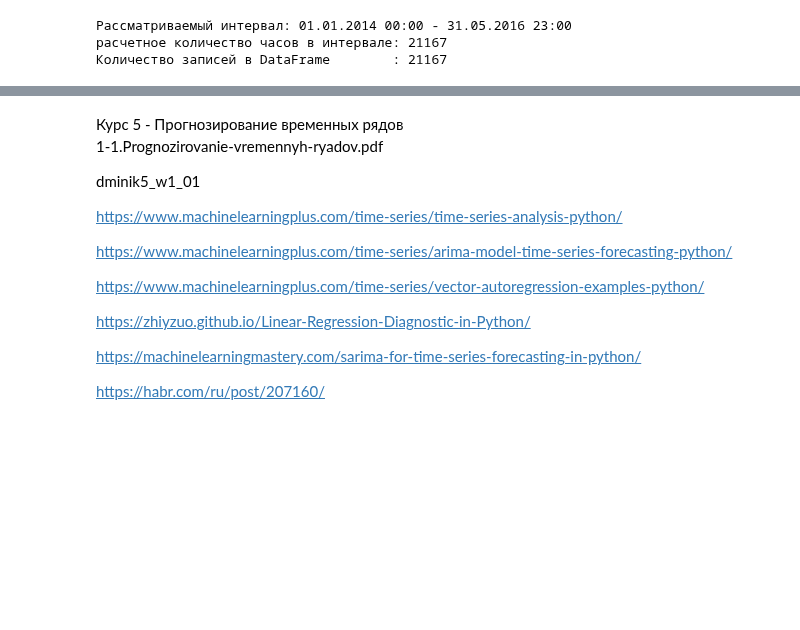
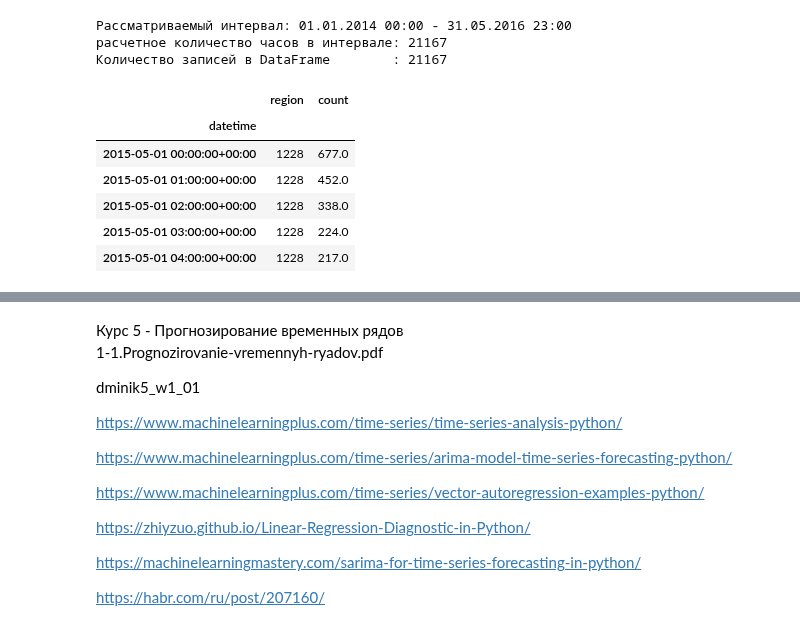
Before and after one commit to dminikorenb/DataLearning, a Jupyter notebook: 3-Taxi/dminik6_part3_w3.ipynb, the cells around one changed output, grey strips where cells are left out. Drawn from its saved outputs; the diff is of its cells as text; code cells hidden in the pictures; blank space fills up the shorter version.

```diff
--- a/3-Taxi/dminik6_part3_w3.ipynb
+++ b/3-Taxi/dminik6_part3_w3.ipynb
@@ -59,2 +69,12 @@ df_plot = df.set_index('datetime')
+# %%
+s.head()
+# %% [output]
+|  | region | count |
+| datetime |  |  |
+| 2015-05-01 00:00:00+00:00 | 1228 | 677.0 |
+| 2015-05-01 01:00:00+00:00 | 1228 | 452.0 |
+| 2015-05-01 02:00:00+00:00 | 1228 | 338.0 |
+| 2015-05-01 03:00:00+00:00 | 1228 | 224.0 |
+| 2015-05-01 04:00:00+00:00 | 1228 | 217.0 |
 # %%
 plt.figure(figsize(15,7))
```
Also changed, not shown: parts of 13 cells of this notebook.
